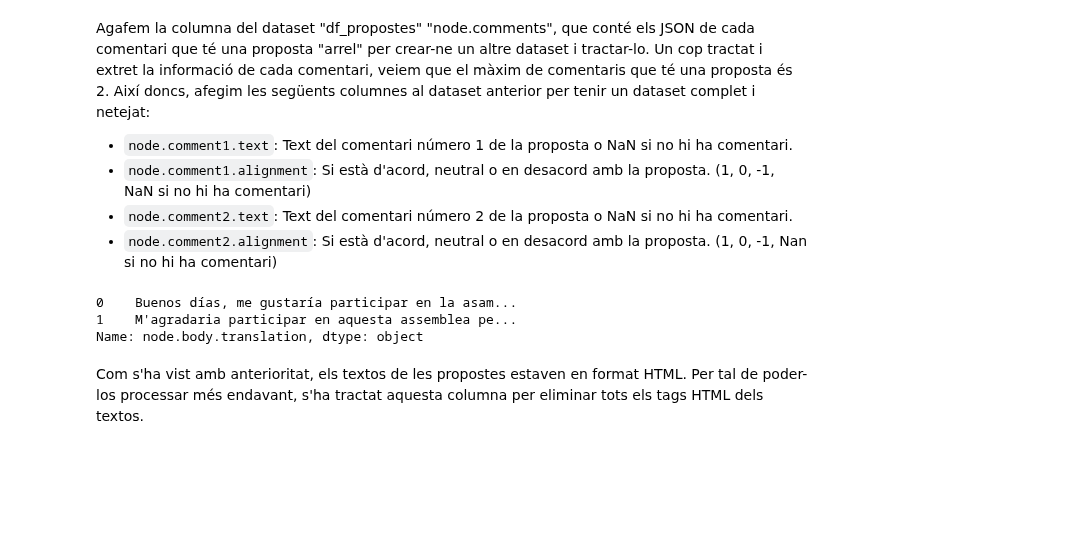
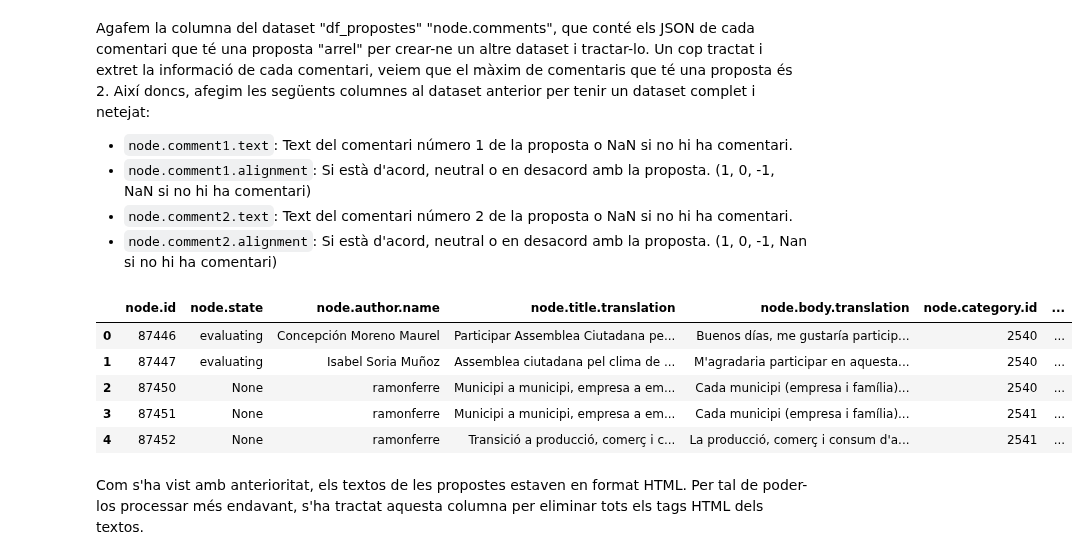
Before and after one commit to NoOPeEKS/dades-assemblea-clima, a Jupyter notebook: exploratory_data_analysis_results.ipynb, the cells around one changed output. Drawn from its saved outputs; the diff is of its cells as text; code cells hidden in the pictures; blank space fills up the shorter version.

```diff
--- a/exploratory_data_analysis_results.ipynb
+++ b/exploratory_data_analysis_results.ipynb
@@ -153,16 +153,19 @@ Agafem la columna del dataset "df_propostes" "node.comments", que conté els JSO
 # %%
 columna_text = df_propostes['node.body.translation']
 body_sense_html = []
 for text in columna_text:
     clean = re.compile('<.*?>')
     nou_text = re.sub(clean, '', text)
     body_sense_html.append(nou_text)
 
 df_propostes['node.body.translation'] = body_sense_html
-df_propostes['node.body.translation'].head(2)
+df_propostes.head(5)
 # %% [output]
-0    Buenos días, me gustaría participar en la asam...
-1    M'agradaria participar en aquesta assemblea pe...
-Name: node.body.translation, dtype: object
+|  | node.id | node.state | node.author.name | node.title.translation | node.body.translation | node.category.id | ... |
+| 0 | 87446 | evaluating | Concepción Moreno Maurel | Participar Assemblea Ciutadana pe... | Buenos días, me gustaría particip... | 2540 | ... |
+| 1 | 87447 | evaluating | Isabel Soria Muñoz | Assemblea ciutadana pel clima de ... | M'agradaria participar en aquesta... | 2540 | ... |
+| 2 | 87450 | None | ramonferre | Municipi a municipi, empresa a em... | Cada municipi (empresa i família)... | 2540 | ... |
+| 3 | 87451 | None | ramonferre | Municipi a municipi, empresa a em... | Cada municipi (empresa i família)... | 2541 | ... |
+| 4 | 87452 | None | ramonferre | Transició a producció, comerç i c... | La producció, comerç i consum d'a... | 2541 | ... |
 # %% [markdown]
 Com s'ha vist amb anterioritat, els textos de les propostes estaven en format HTML. Per tal de poder-los processar més endavant, s'ha tractat aquesta columna per eliminar tots els tags HTML dels textos.
```
